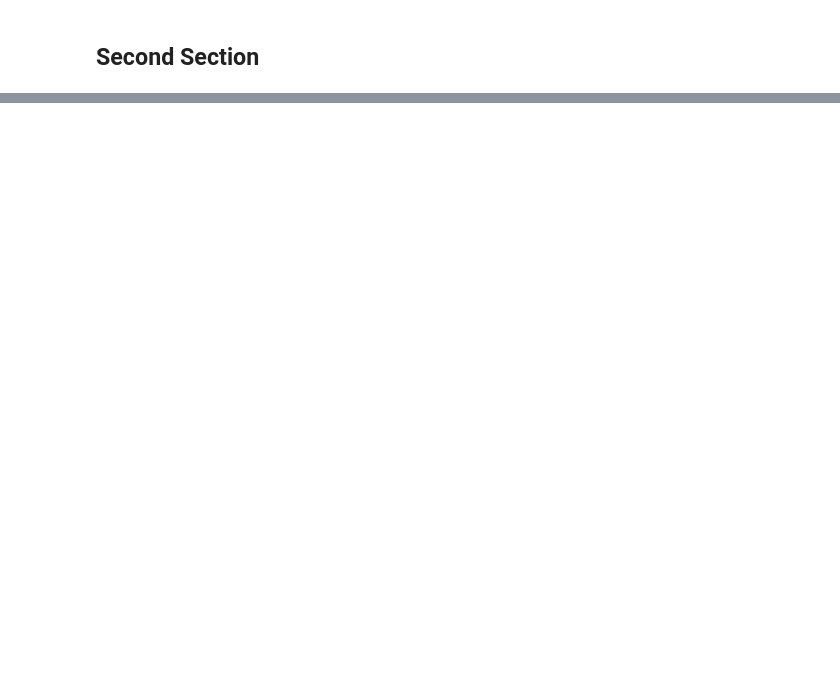
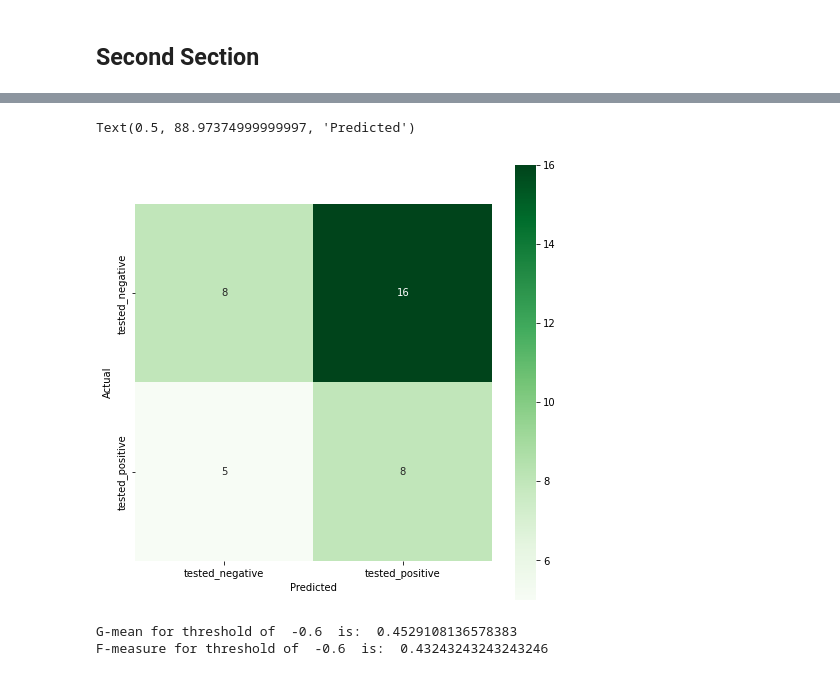
Before and after one commit to mohammad2682/FVS-SVM-RKHS, a Jupyter notebook: SVM_RKHS.ipynb, the cells around one changed output, grey strips where cells are left out. Saved outputs shown, nothing was run; the diff lists cells and outputs as text; code cells hidden in the pictures; blank space fills up the shorter version.

```diff
--- a/SVM_RKHS.ipynb
+++ b/SVM_RKHS.ipynb
@@ -220,0 +251,8 @@ b:  [2.04322808e-14]
+# %%
+# change threshold to change the model's performance:
+classifier_thresh = -0.6
+
+B_df["y_pred"] = major_cls
+for i, g_xi in enumerate(B_df["g(xi)"]):
+  if g_xi < classifier_thresh:
+    B_df.loc[i, "y_pred"] = minor_cls
@@ -220,0 +263,14 @@ b:  [2.04322808e-14]
+# %%
+cls_types= np.array([major_cls, minor_cls])
+# %%
+Y_pred = B_df["y_pred"].values
+Y_true = B_df["Class"].values
+# %%
+cm = confusion_matrix(Y_true, Y_pred)
+plt.figure(figsize=(8, 8))
+ax = sns.heatmap(cm, cmap=plt.cm.Greens, annot=True, square=True, xticklabels=cls_types, yticklabels=cls_types)
+ax.set_ylabel('Actual')
+ax.set_xlabel('Predicted')
+# %% [output]
+Text(0.5, 88.97374999999997, 'Predicted')
+[figure, added]
@@ -220,0 +289,6 @@ b:  [2.04322808e-14]
+# %%
+print("G-mean for threshold of ", classifier_thresh, " is: ", G_mean)
+print("F-measure for threshold of ", classifier_thresh, " is: ", F_measure)
+# %% [output]
+G-mean for threshold of  -0.6  is:  0.4529108136578383
+F-measure for threshold of  -0.6  is:  0.43243243243243246
```
Also changed, not shown: parts of 15 cells of this notebook.
